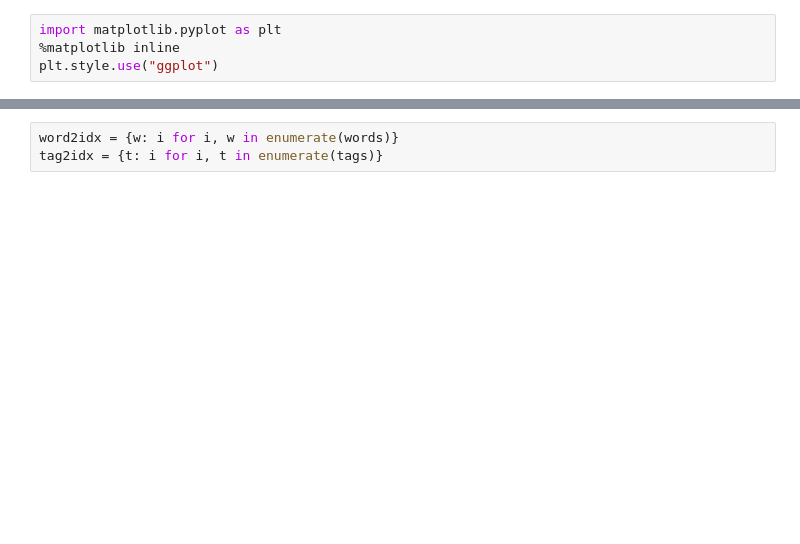
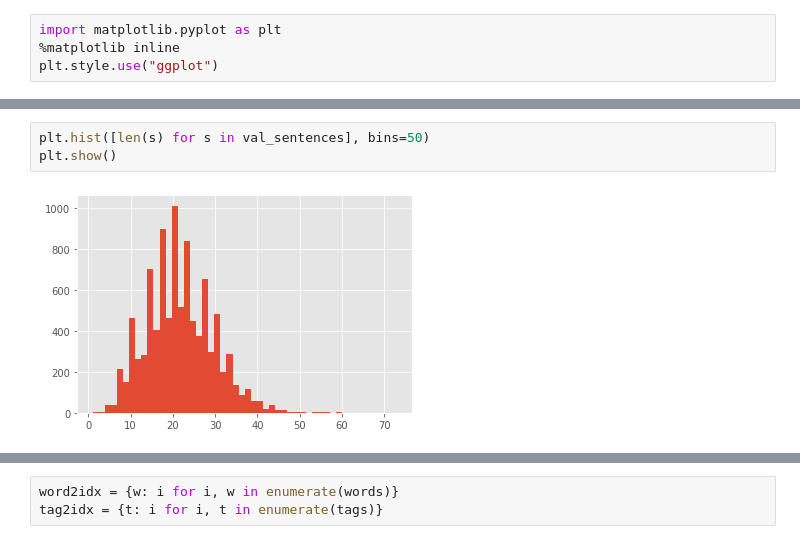
Before and after one commit to noname19871/ner_project, a Jupyter notebook: Baseline.ipynb, the cells around one changed output, grey strips where cells are left out. Saved outputs shown, nothing was run; the diff lists cells and outputs as text; blank space fills up the shorter version.

```diff
--- a/Baseline.ipynb
+++ b/Baseline.ipynb
@@ -94,0 +115,5 @@ plt.show()
+# %%
+plt.hist([len(s) for s in val_sentences], bins=50)
+plt.show()
+# %% [output]
+[figure, added]
```
Also changed, not shown: parts of 46 cells of this notebook, 2 other files.
